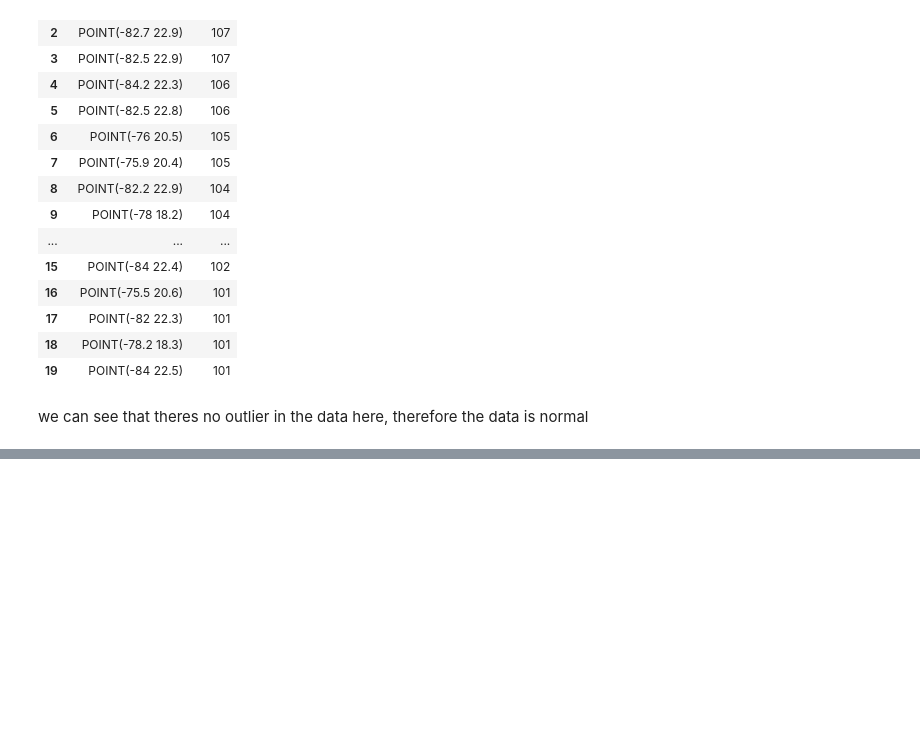
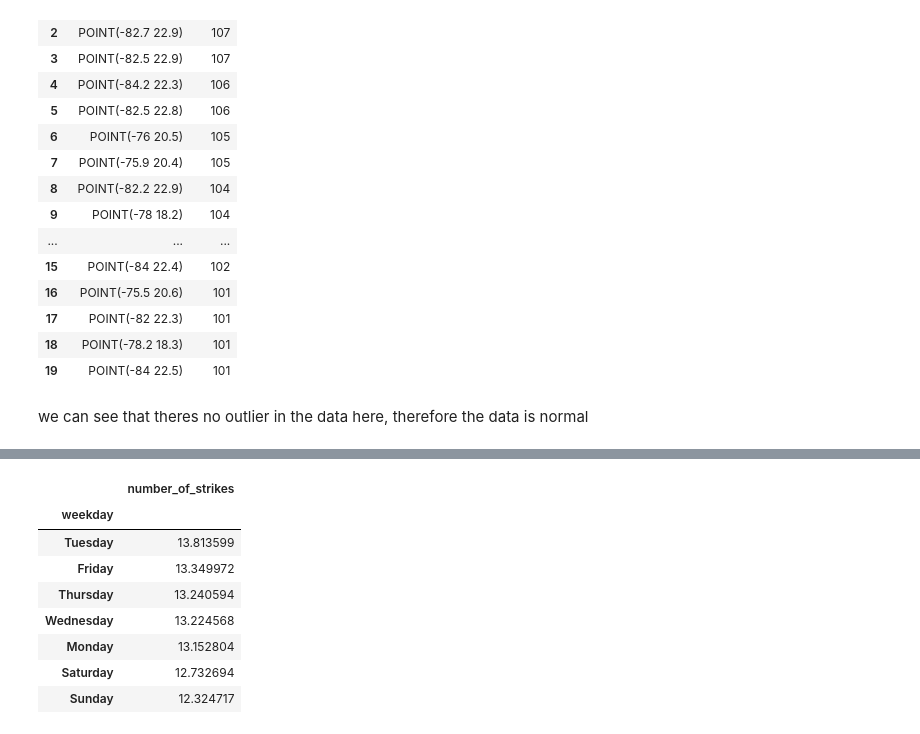
Before and after one commit to vaspanchal/LightningStrikesNOAA_EDA, a Jupyter notebook: strikesAnalysis.ipynb, the cells around one changed output, grey strips where cells are left out. Cells and saved outputs as stored; diff of their text form; code cells hidden in the pictures; blank space fills up the shorter version.

```diff
--- a/strikesAnalysis.ipynb
+++ b/strikesAnalysis.ipynb
@@ -260,0 +281,13 @@ df.center_point_geom.
+# %%
+# calculate mean of strikes
+df[['weekday','number_of_strikes']].groupby('weekday').mean().sort_values(by='number_of_strikes', ascending=False)
+# %% [output]
+|  | number_of_strikes |
+| weekday |  |
+| Tuesday | 13.813599 |
+| Friday | 13.349972 |
+| Thursday | 13.240594 |
+| Wednesday | 13.224568 |
+| Monday | 13.152804 |
+| Saturday | 12.732694 |
+| Sunday | 12.324717 |
```
Also changed, not shown: parts of 10 cells of this notebook.
